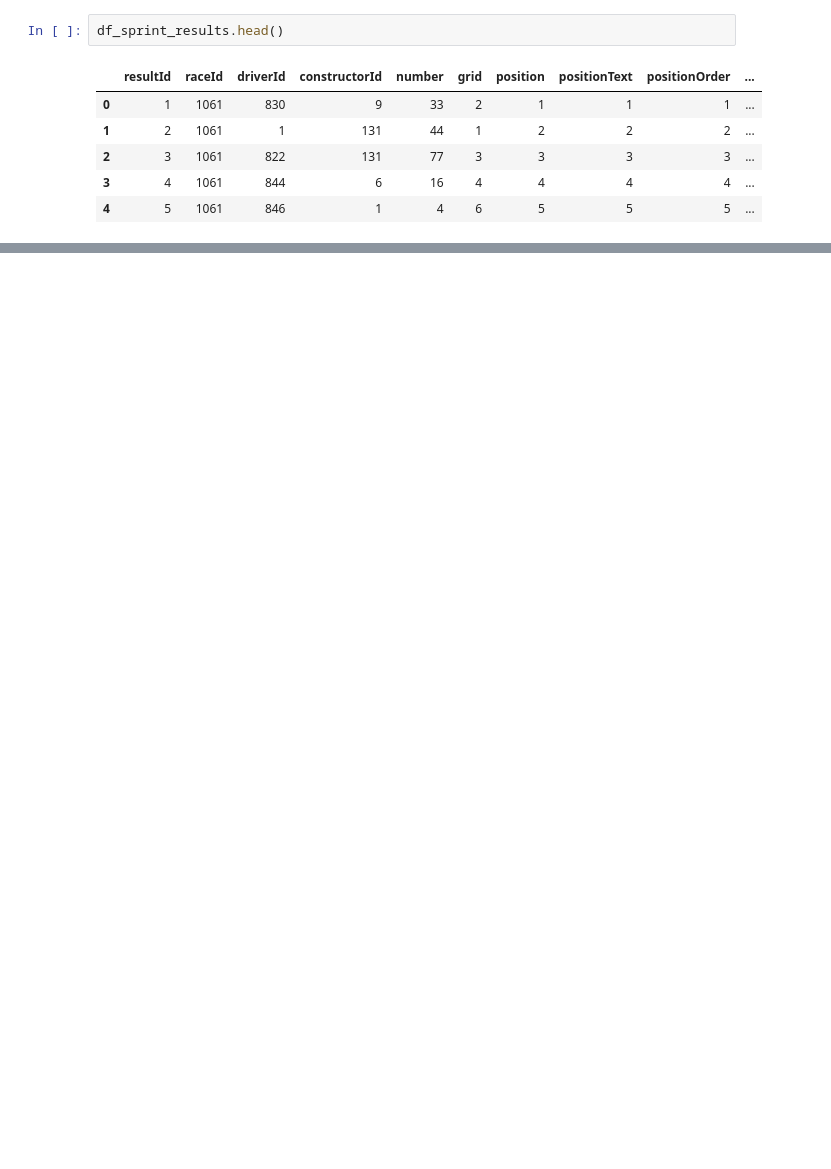
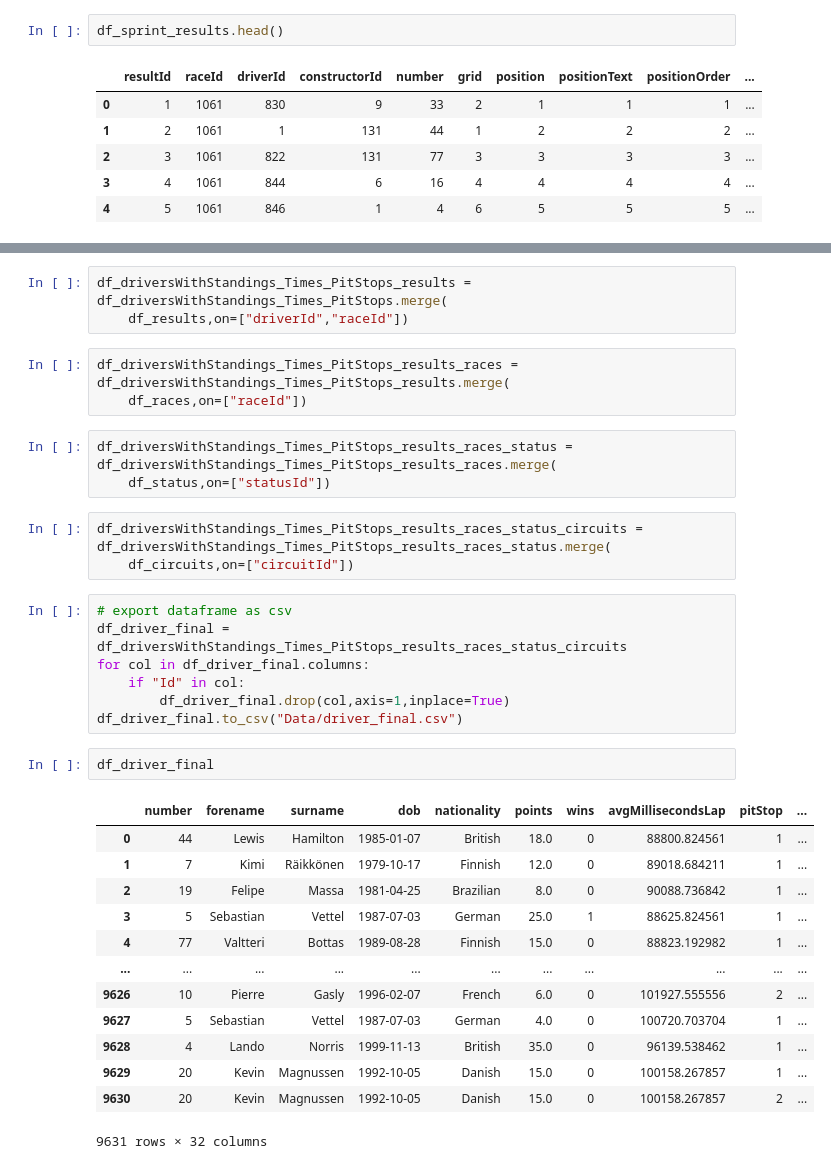
Before and after one commit to NicoHenzel/DataWarehouseWorkshop, a Jupyter notebook: DataExploration.ipynb, the cells around one changed output, grey strips where cells are left out. Drawn from its saved outputs; the diff is of its cells as text; blank space fills up the shorter version.

Commit message:
Finished first explo and preparation of drivers data

```diff
--- a/DataExploration.ipynb
+++ b/DataExploration.ipynb
@@ -278,0 +616,35 @@ Next:
+# %%
+df_driversWithStandings_Times_PitStops_results = df_driversWithStandings_Times_PitStops.merge(
+    df_results,on=["driverId","raceId"])
+# %%
+df_driversWithStandings_Times_PitStops_results_races = df_driversWithStandings_Times_PitStops_results.merge(
+    df_races,on=["raceId"])
+# %%
+df_driversWithStandings_Times_PitStops_results_races_status = df_driversWithStandings_Times_PitStops_results_races.merge(
+    df_status,on=["statusId"])
+# %%
+df_driversWithStandings_Times_PitStops_results_races_status_circuits = df_driversWithStandings_Times_PitStops_results_races_status.merge(
+    df_circuits,on=["circuitId"])
+# %%
+# export dataframe as csv
+df_driver_final = df_driversWithStandings_Times_PitStops_results_races_status_circuits
+for col in df_driver_final.columns:
+    if "Id" in col:
+        df_driver_final.drop(col,axis=1,inplace=True)
+df_driver_final.to_csv("Data/driver_final.csv")
+# %%
+df_driver_final
+# %% [output]
+|  | number | forename | surname | dob | nationality | points | wins | avgMillisecondsLap | pitStop | ... |
+| 0 | 44 | Lewis | Hamilton | 1985-01-07 | British | 18.0 | 0 | 88800.824561 | 1 | ... |
+| 1 | 7 | Kimi | Räikkönen | 1979-10-17 | Finnish | 12.0 | 0 | 89018.684211 | 1 | ... |
+| 2 | 19 | Felipe | Massa | 1981-04-25 | Brazilian | 8.0 | 0 | 90088.736842 | 1 | ... |
+| 3 | 5 | Sebastian | Vettel | 1987-07-03 | German | 25.0 | 1 | 88625.824561 | 1 | ... |
+| 4 | 77 | Valtteri | Bottas | 1989-08-28 | Finnish | 15.0 | 0 | 88823.192982 | 1 | ... |
+| ... | ... | ... | ... | ... | ... | ... | ... | ... | ... | ... |
+| 9626 | 10 | Pierre | Gasly | 1996-02-07 | French | 6.0 | 0 | 101927.555556 | 2 | ... |
+| 9627 | 5 | Sebastian | Vettel | 1987-07-03 | German | 4.0 | 0 | 100720.703704 | 1 | ... |
+| 9628 | 4 | Lando | Norris | 1999-11-13 | British | 35.0 | 0 | 96139.538462 | 1 | ... |
+| 9629 | 20 | Kevin | Magnussen | 1992-10-05 | Danish | 15.0 | 0 | 100158.267857 | 1 | ... |
+| 9630 | 20 | Kevin | Magnussen | 1992-10-05 | Danish | 15.0 | 0 | 100158.267857 | 2 | ... |
+9631 rows × 32 columns
```
Also changed, not shown: parts of 66 cells of this notebook.
